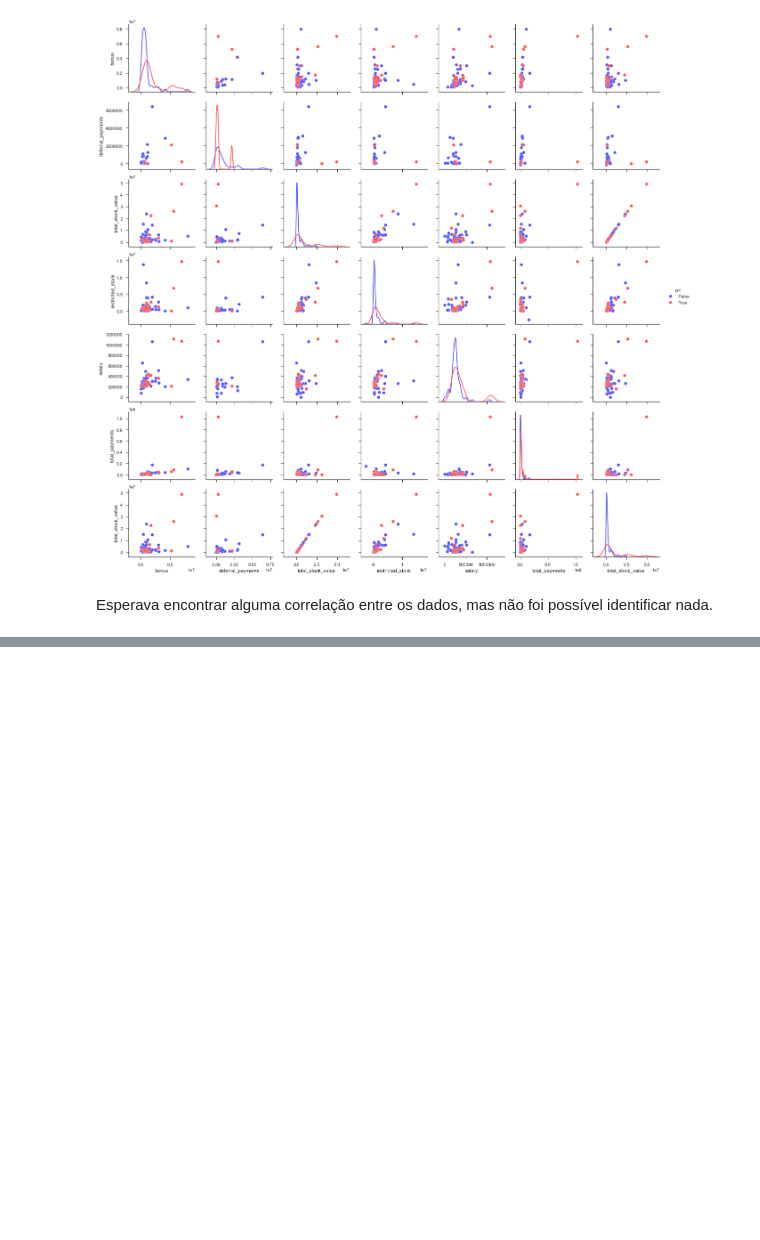
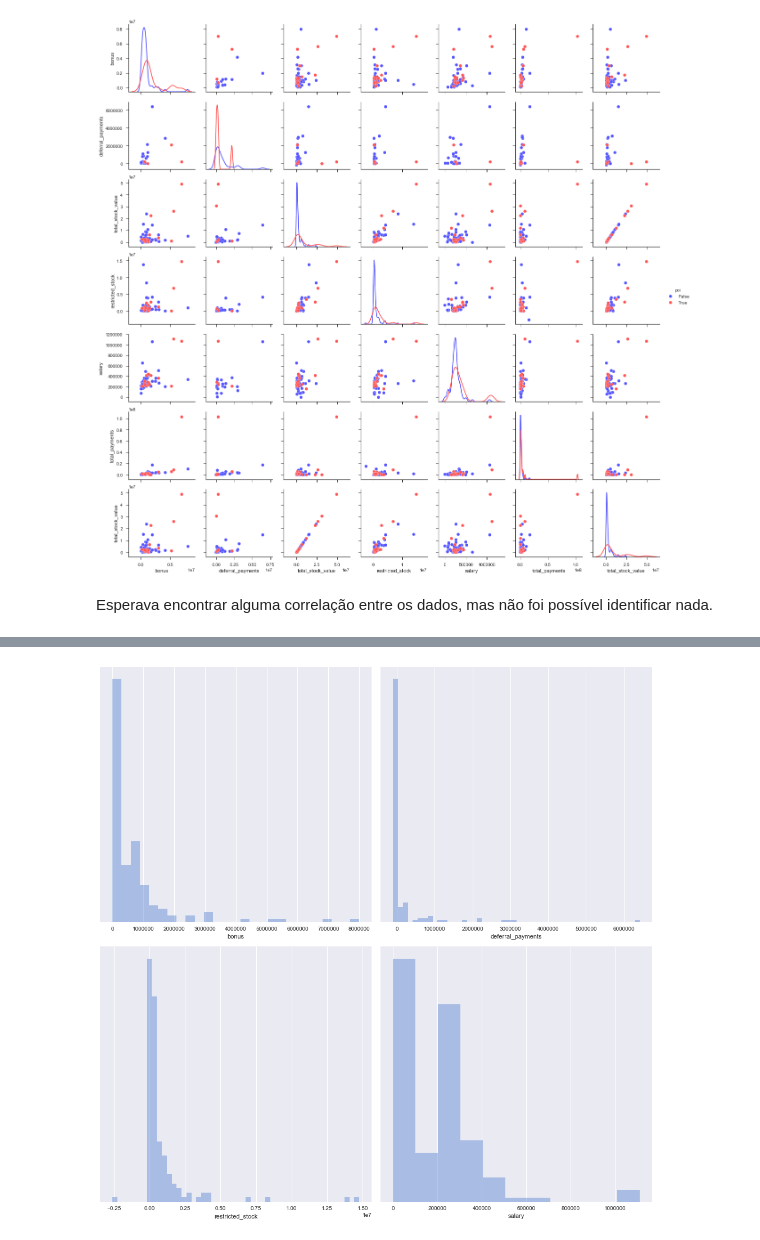
Before and after one commit to vyniciuss/enron_machine_learning, a Jupyter notebook: Projeto investigação Enron.ipynb, the cells around one changed output, grey strips where cells are left out. Saved outputs shown, nothing was run; the diff lists cells and outputs as text; code cells hidden in the pictures; blank space fills up the shorter version.

```diff
--- a/Projeto investigação Enron.ipynb
+++ b/Projeto investigação Enron.ipynb
@@ -321,0 +330,22 @@ Esperava encontrar alguma correlação entre os dados, mas não foi possível id
+# %%
+sns.set(style="darkgrid", palette="muted", color_codes=True)
+
+# Set up the matplotlib figure
+f, axes = plt.subplots(2, 2, figsize=(14, 14))
+sns.despine(left=True)
+
+sns.distplot(df_enron['bonus'].fillna(0.0), kde=False, color="b", ax=axes[0, 0])
+
+# Plot a kernel density estimate and rug plot
+sns.distplot(df_enron['deferral_payments'].fillna(0.0), kde=False, color="b", ax=axes[0, 1])
+
+# Plot a filled kernel density estimate
+sns.distplot(df_enron['restricted_stock'].fillna(0.0), kde=False, color="b", ax=axes[1, 0])
+
+# Plot a historgram and kernel density estimate
+sns.distplot(df_enron['salary'].fillna(0.0), kde=False, color="b", ax=axes[1, 1])
+
+plt.setp(axes, yticks=[])
+plt.tight_layout()
+# %% [output]
+[figure, added]
```
Also changed, not shown: parts of 4 cells of this notebook.
